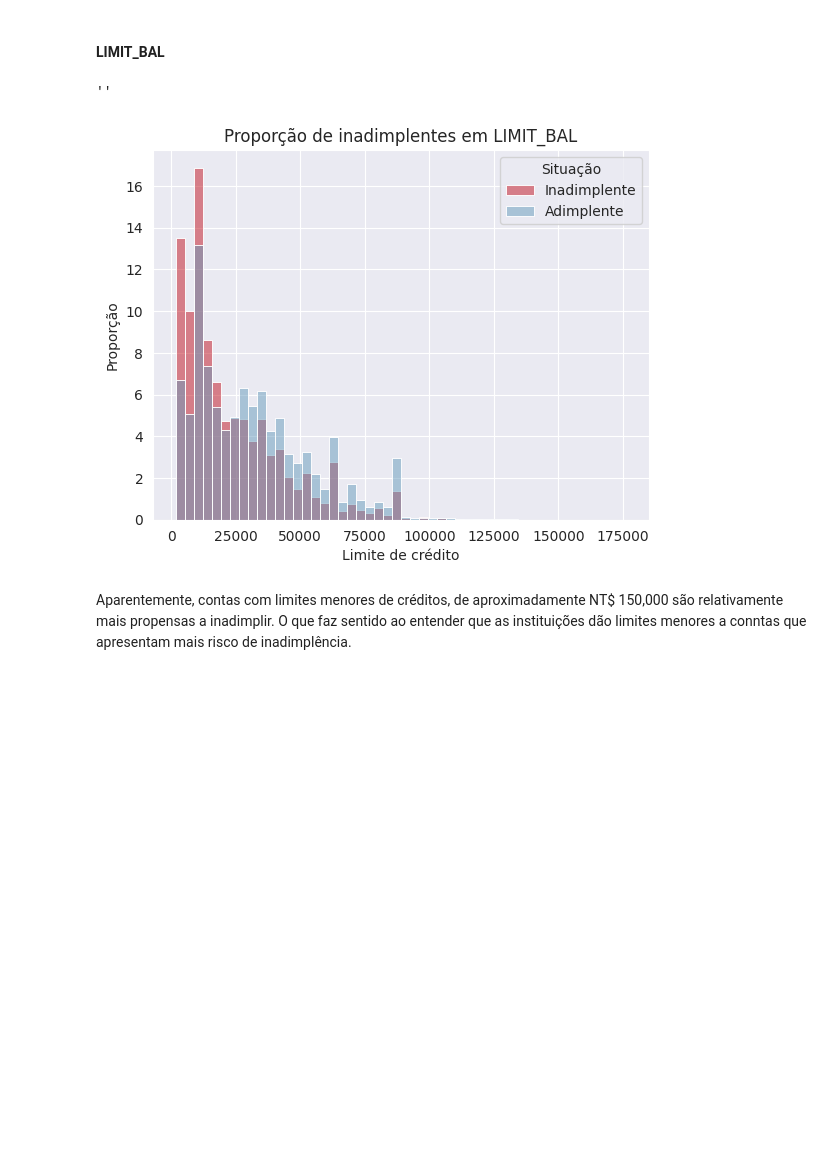
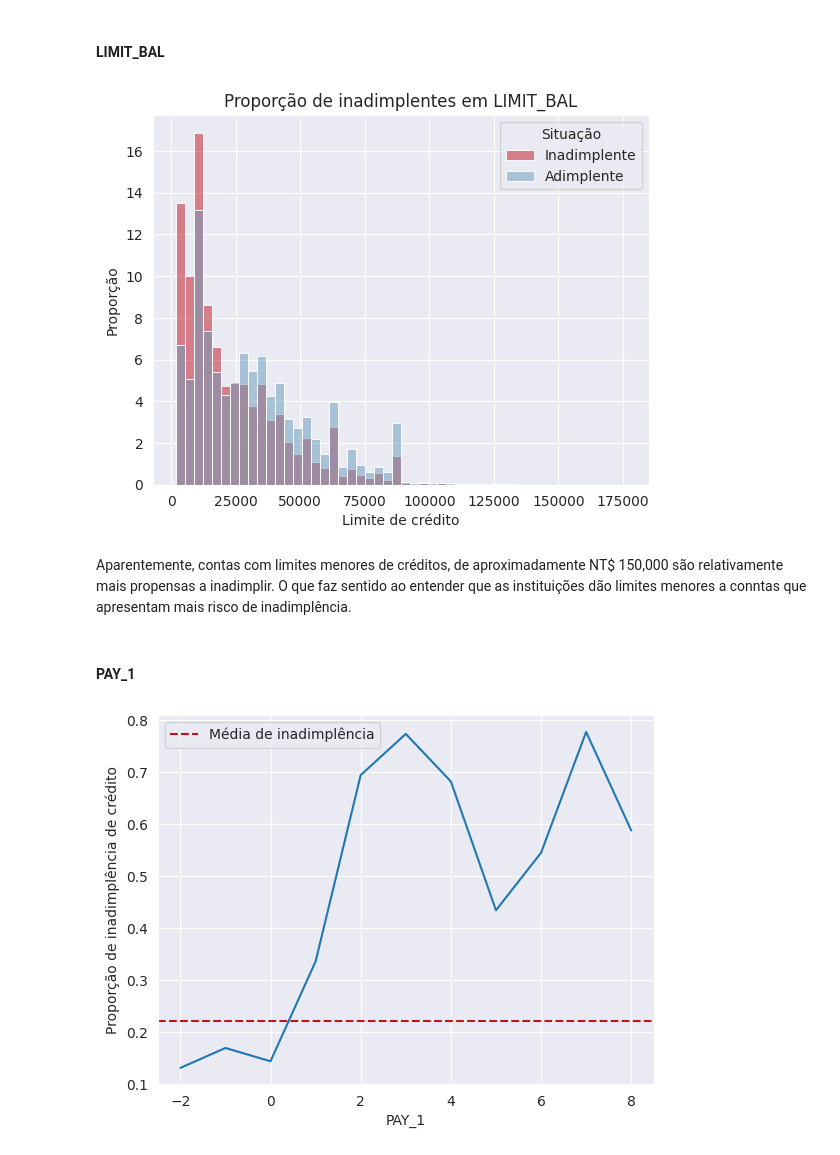
Before and after one commit to Mathsnts18/CreditRiskModel, a Jupyter notebook: notebooks/eda.ipynb, the cells around one changed output. Drawn from its saved outputs; the diff is of its cells as text; code cells hidden in the pictures; blank space fills up the shorter version.

```diff
--- a/notebooks/eda.ipynb
+++ b/notebooks/eda.ipynb
@@ -435,13 +435,39 @@ sns.histplot(df, x='LIMIT_BAL',
              common_norm=False,
              legend=True)
 
-plt.xlabel("Limite de crédito")
-plt.ylabel("Proporção")
-plt.title('Proporção de inadimplentes em LIMIT_BAL')
-plt.legend(title="Situação", labels=['Inadimplente','Adimplente'])
-;
+plt.xlabel(xlabel="Limite de crédito")
+plt.ylabel(ylabel="Proporção")
+plt.title(label='Proporção de inadimplentes em LIMIT_BAL')
+plt.legend(title="Situação", labels=['Inadimplente','Adimplente']);
 # %% [output]
-''
 [figure]
 # %% [markdown]
 Aparentemente, contas com limites menores de créditos, de aproximadamente NT$ 150,000 são relativamente mais propensas a inadimplir. O que faz sentido ao entender que as instituições dão limites menores a conntas que apresentam mais risco de inadimplência.
+# %% [markdown]
+#### PAY_1
+# %%
+# Criando a figura e os eixos
+fig, ax = plt.subplots()
+
+# Linha horizontal com a média de inadimplentes
+ax.axhline(
+    y=df['default payment next month'].mean(),
+    color=c_red,
+    linestyle='--',
+    label='Média de inadimplência'
+)
+
+# Gráfico de linha com a média de inadimplência por grupo PAY_1
+sns.lineplot(
+    data=df,
+    x='PAY_1',
+    y='default payment next month',
+    estimator='mean',
+    ax=ax,
+    errorbar=None
+)
+
+ax.set_ylabel('Proporção de inadimplência de crédito')
+ax.legend();
+# %% [output]
+[figure, added]
```
Also changed, not shown: parts of 7 cells of this notebook, 1 other file.
